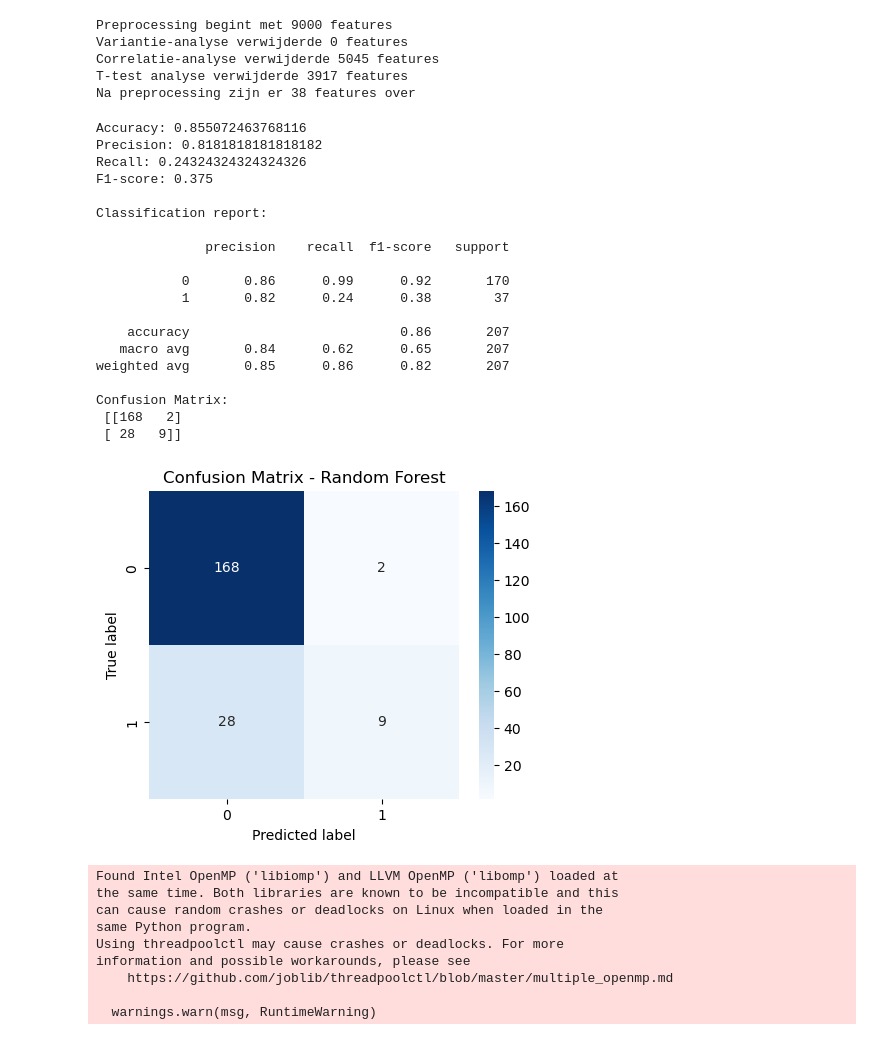
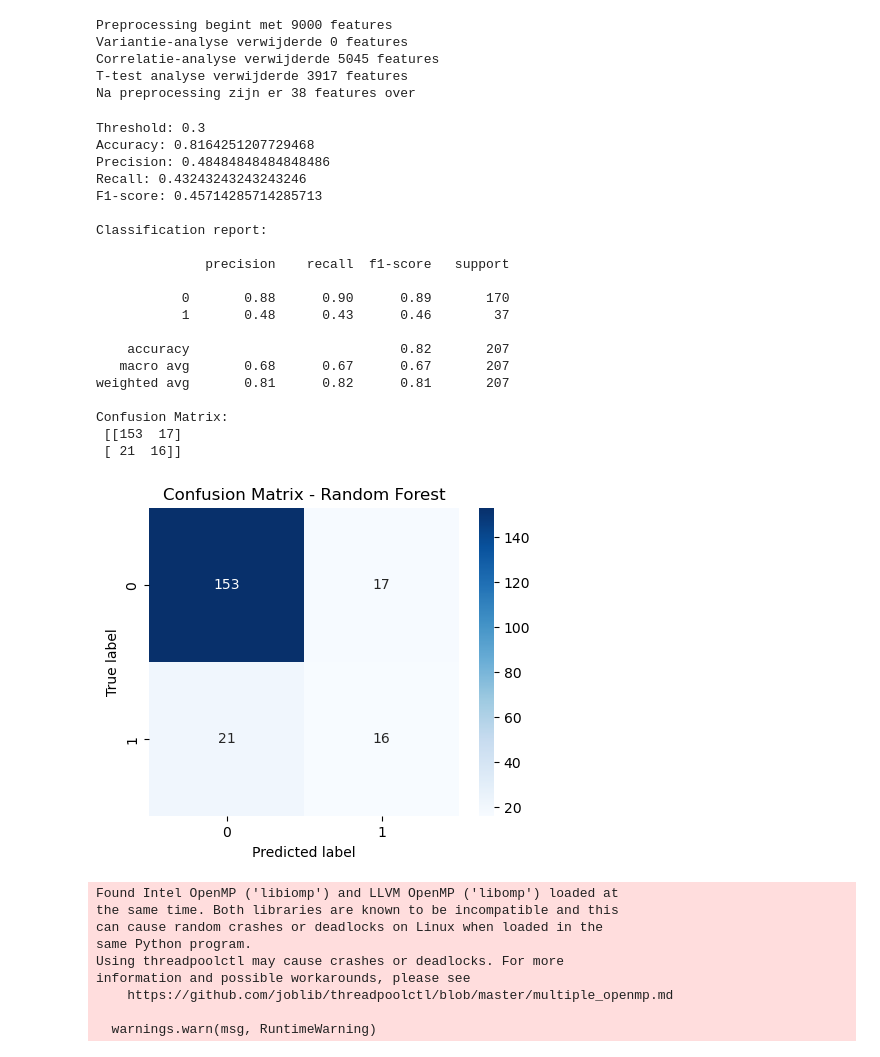
Before and after one commit to ereindersss/TM10011-Machine-learning-assignment-ECG-, a Jupyter notebook: assignment_clean.ipynb, the cells around one changed output. Cells and saved outputs as stored; diff of their text form; code cells hidden in the pictures.

Commit message:
Aangepaste Random Forest met Voting

```diff
--- a/assignment_clean.ipynb
+++ b/assignment_clean.ipynb
@@ -164,62 +164,66 @@ Na preprocessing zijn er 38 features over
 # %%
 ##Uitvoeren van Random forest classifier op de verschillende preprocessed datasets
 rf = RandomForestClassifier(
-    n_estimators=100,
+    n_estimators=300,
     random_state=42,
-    bootstrap=True
+    class_weight='balanced',
 )
 
 # Train het model
 rf.fit(x_train_scaled, y_train)
 
 # Maak voorspellingen
 y_pred = rf.predict(x_test_scaled)
 
-# =========================
-# Evaluatie
-# =========================
-print("Accuracy:", metrics.accuracy_score(y_test, y_pred))
-print("Precision:", precision_score(y_test, y_pred))
-print("Recall:", recall_score(y_test, y_pred))
-print("F1-score:", f1_score(y_test, y_pred))
+# Predict probabilities
+y_prob = rf.predict_proba(x_test_scaled)[:, 1]
+
+# Pas threshold aan
+threshold = 0.3
+y_pred_custom = (y_prob > threshold).astype(int)
+
+# Evaluatie van het model met aangepaste threshold
+print(f"Threshold: {threshold}")
+print("Accuracy:", metrics.accuracy_score(y_test, y_pred_custom))
+print("Precision:", precision_score(y_test, y_pred_custom))
+print("Recall:", recall_score(y_test, y_pred_custom))
+print("F1-score:", f1_score(y_test, y_pred_custom))
 
 print("\nClassification report:\n")
-print(classification_report(y_test, y_pred))
+print(classification_report(y_test, y_pred_custom))
 
-
-# =========================
 # Confusion matrix
-# =========================
-cm = confusion_matrix(y_test, y_pred)
+cm = confusion_matrix(y_test, y_pred_custom)
 print("Confusion Matrix:\n", cm)
 
 plt.figure(figsize=(5,4))
 sns.heatmap(cm, annot=True, fmt='d', cmap='Blues')
 plt.xlabel("Predicted label")
 plt.ylabel("True label")
 plt.title("Confusion Matrix - Random Forest")
 plt.show()
 # %% [output]
-Accuracy: 0.855072463768116
-Precision: 0.8181818181818182
-Recall: 0.24324324324324326
-F1-score: 0.375
+Threshold: 0.3
+Accuracy: 0.8164251207729468
+Precision: 0.48484848484848486
+Recall: 0.43243243243243246
+F1-score: 0.45714285714285713
 
 Classification report:
 
               precision    recall  f1-score   support
 
-           0       0.86      0.99      0.92       170
-           1       0.82      0.24      0.38        37
+           0       0.88      0.90      0.89       170
+           1       0.48      0.43      0.46        37
 
-    accuracy                           0.86       207
-   macro avg       0.84      0.62      0.65       207
-weighted avg       0.85      0.86      0.82       207
+    accuracy                           0.82       207
+   macro avg       0.68      0.67      0.67       207
+weighted avg       0.81      0.82      0.81       207
 
 Confusion Matrix:
- [[168   2]
- [ 28   9]]
+ [[153  17]
+ [ 21  16]]
-[figure, old version]
+[figure, new version]
 # %%
 #Voting classifier met Logistic Regression, KNN en Decision Tree als base classifiers
 from sklearn.ensemble import VotingClassifier
```
Also changed, not shown: 1 other file.
